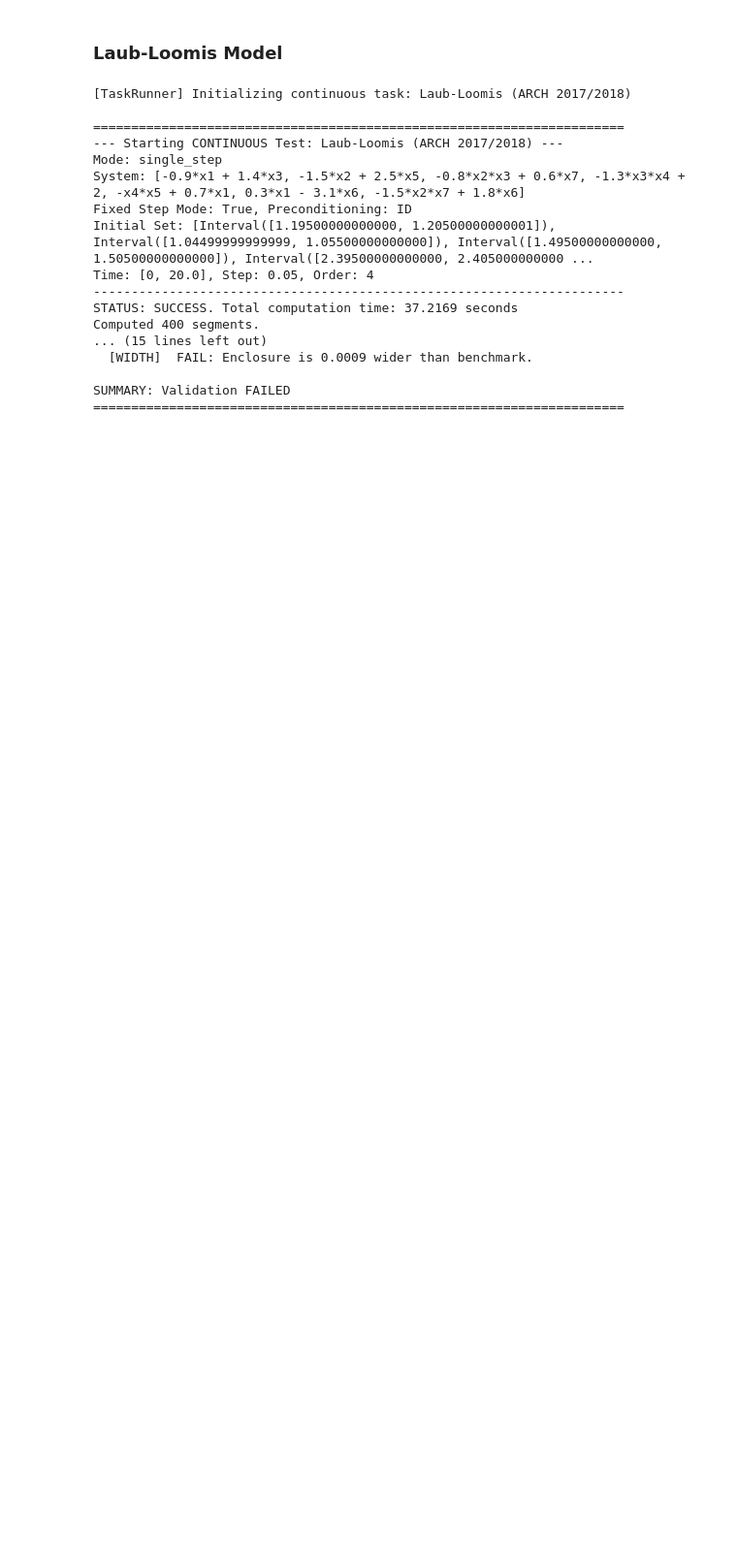
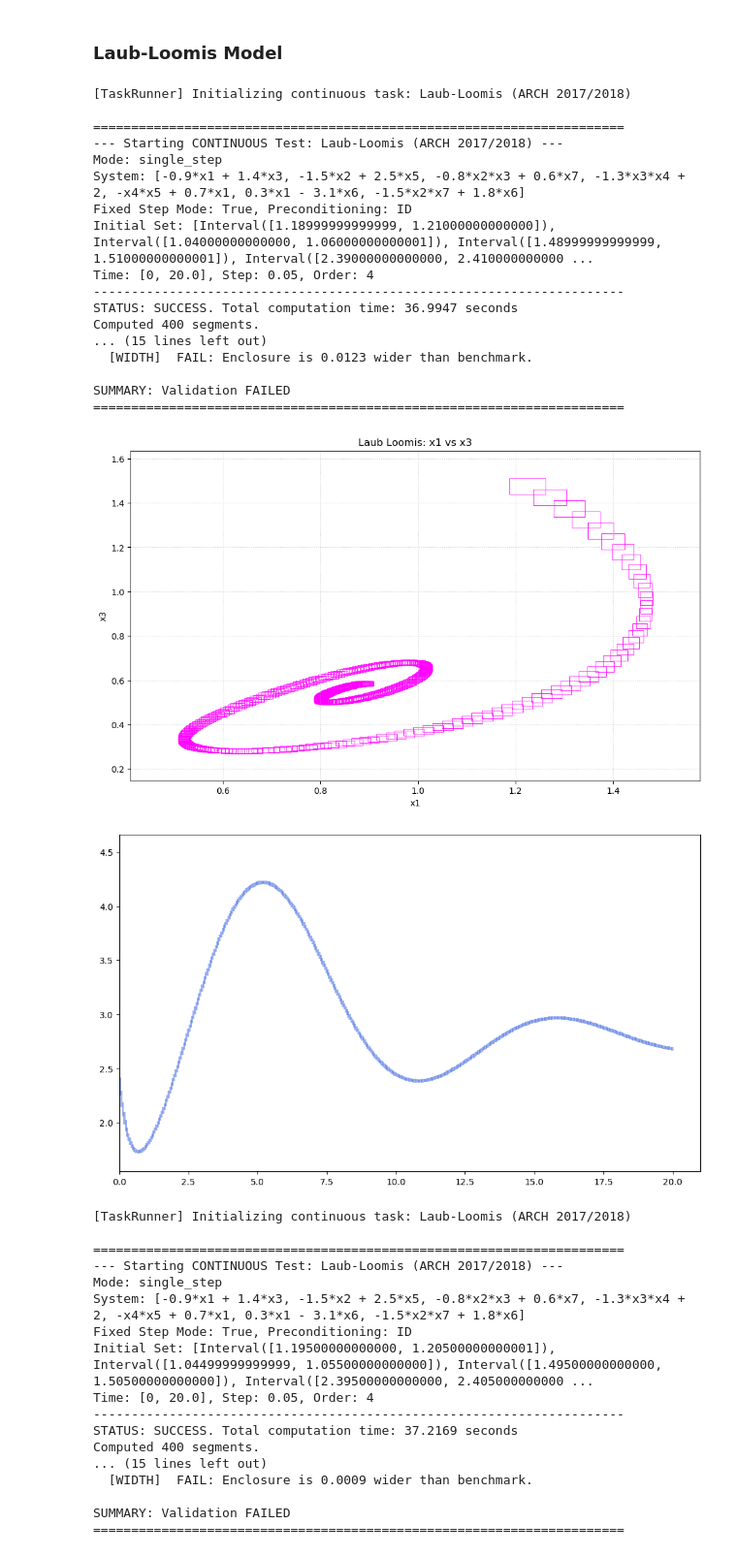
Before and after one commit to sssabry/tera, a Jupyter notebook: Examples/Continuous_Arch.ipynb, the cells around one changed output. Shown at 97% size. Saved outputs shown, nothing was run; the diff lists cells and outputs as text; code cells hidden in the pictures; blank space fills up the shorter version.

```diff
--- a/Examples/Continuous_Arch.ipynb
+++ b/Examples/Continuous_Arch.ipynb
@@ -35,6 +35,31 @@ SUMMARY: Validation FAILED
 [figure]
 # %% [markdown]
 ### Laub-Loomis Model
+# %%
+task_ll = arch_2017["arch17_cont_laubloomis"]
+result_ll = TaskRunner.run(task_ll)
+plot = Visualizer.plot(result_ll, dims=(0, 2), title="Laub Loomis: x1 vs x3")
+timeplot = Visualizer.plot(result_ll, mode="time", y_idx=3, title="Laub Loomis: x_4 over Time")
+# %% [output]
+[TaskRunner] Initializing continuous task: Laub-Loomis (ARCH 2017/2018)
+
+======================================================================
+--- Starting CONTINUOUS Test: Laub-Loomis (ARCH 2017/2018) ---
+Mode: single_step
+System: [-0.9*x1 + 1.4*x3, -1.5*x2 + 2.5*x5, -0.8*x2*x3 + 0.6*x7, -1.3*x3*x4 + 2, -x4*x5 + 0.7*x1, 0.3*x1 - 3.1*x6, -1.5*x2*x7 + 1.8*x6]
+Fixed Step Mode: True, Preconditioning: ID
+Initial Set: [Interval([1.18999999999999, 1.21000000000000]), Interval([1.04000000000000, 1.06000000000001]), Interval([1.48999999999999, 1.51000000000001]), Interval([2.39000000000000, 2.410000000000 ...
+Time: [0, 20.0], Step: 0.05, Order: 4
+----------------------------------------------------------------------
+STATUS: SUCCESS. Total computation time: 36.9947 seconds
+Computed 400 segments.
+... (15 lines left out)
+  [WIDTH]  FAIL: Enclosure is 0.0123 wider than benchmark.
+
+SUMMARY: Validation FAILED
+======================================================================
+[figure, added]
+[figure, added]
 # %%
 task_ll = arch_2017["arch17_cont_laubloomis"]
 result_ll = TaskRunner.run(task_ll)
```
Also changed, not shown: parts of 1 cell of this notebook, 11 other files.
